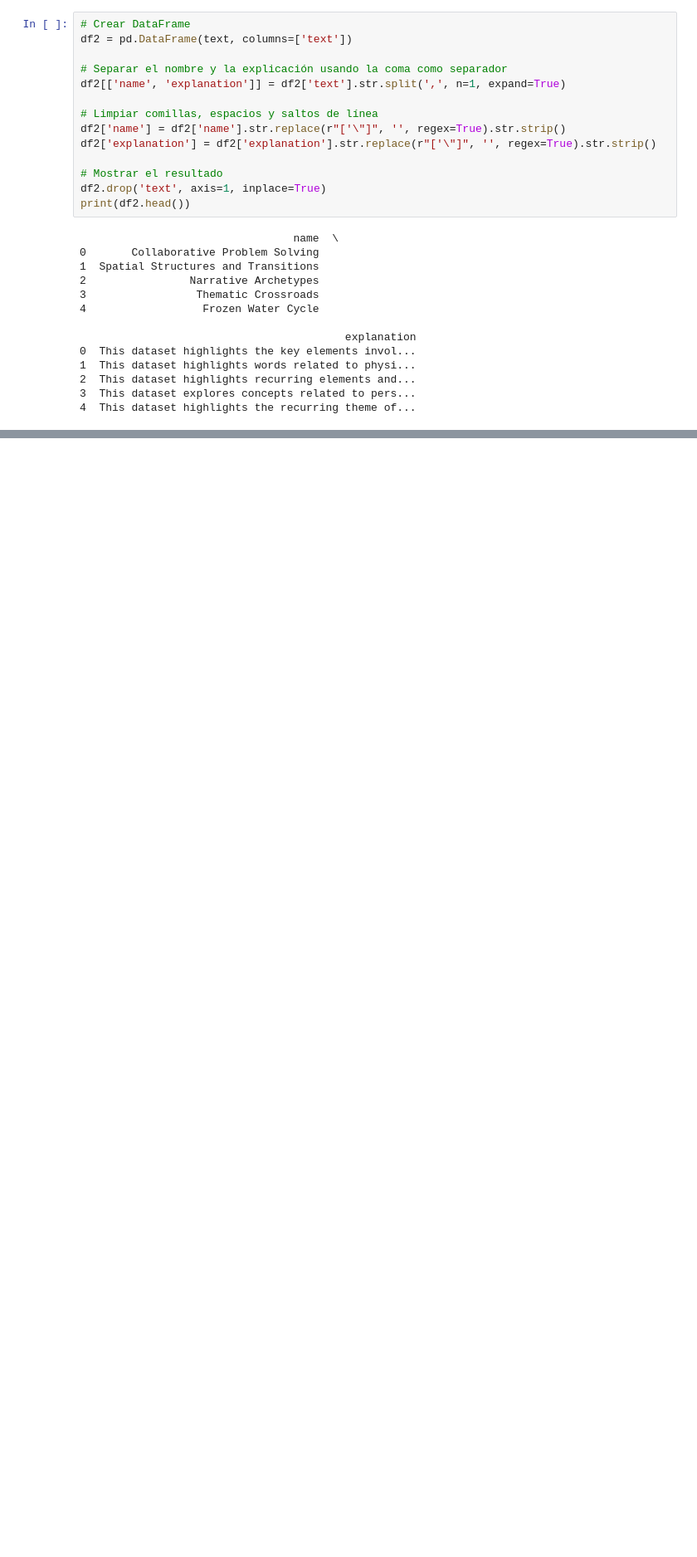
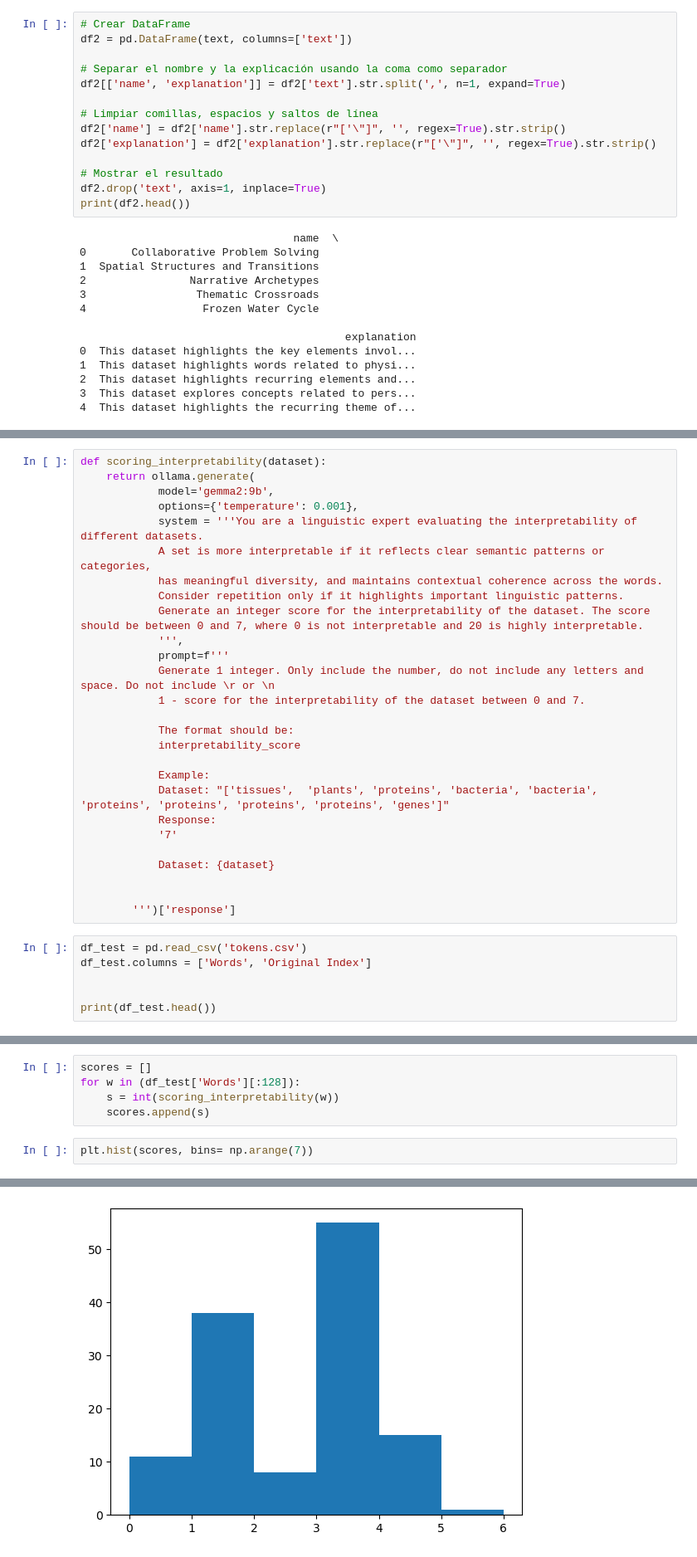
Before and after one commit to manoloFer10/NLP-monosemanticity, a Jupyter notebook: tokens_election_by_LLM.ipynb, the cells around one changed output, grey strips where cells are left out. Shown: that part at 83% size. Saved outputs shown, nothing was run; the diff lists cells and outputs as text; blank space fills up the shorter version.

Commit message:
Interpretability scores

```diff
--- a/tokens_election_by_LLM.ipynb
+++ b/tokens_election_by_LLM.ipynb
@@ -246,3 +251,36 @@ df_final
 | 36 | 149 | working working educated educated... | Occupational Descriptors | This dataset highlights words com... |
 | 37 | 478 | activist activist united united L... | Political Affiliations | This dataset highlights recurring... |
 | 38 | 595 | shopping industrial industrial fe... | Urban Land Use | This dataset highlights different... |
+# %%
+def scoring_interpretability(dataset):
+    return ollama.generate(
+            model='gemma2:9b',
+            options={'temperature': 0.001},
+            system = '''You are a linguistic expert evaluating the interpretability of different datasets.
+            A set is more interpretable if it reflects clear semantic patterns or categories,
+            has meaningful diversity, and maintains contextual coherence across the words.
+            Consider repetition only if it highlights important linguistic patterns.
+            Generate an integer score for the interpretability of the dataset. The score should be between 0 and 7, where 0 is not interpretable and 20 is highly interpretable.
+            ''',
+            prompt=f'''
+            Generate 1 integer. Only include the number, do not include any letters and space. Do not include \r or \n
+            1 - score for the interpretability of the dataset between 0 and 7.
+
+            The format should be:
+            interpretability_score
+
+            Example:
+            Dataset: "['tissues',  'plants', 'proteins', 'bacteria', 'bacteria', 'proteins', 'proteins', 'proteins', 'proteins', 'genes']"
+            Response:
+            '7'
+
+            Dataset: {dataset}
+
+
+        ''')['response']
+# %%
+df_test = pd.read_csv('tokens.csv')
+df_test.columns = ['Words', 'Original Index']
+
+
+print(df_test.head())
@@ -248,0 +294,8 @@ df_final
+# %%
+scores = []
+for w in (df_test['Words'][:128]):
+    s = int(scoring_interpretability(w))
+    scores.append(s)
+# %%
+plt.hist(scores, bins= np.arange(7))
+# %% [output]
@@ -248,0 +305 @@ df_final
+[figure, added]
```
Also changed, not shown: parts of 10 cells of this notebook, 2 other files.
